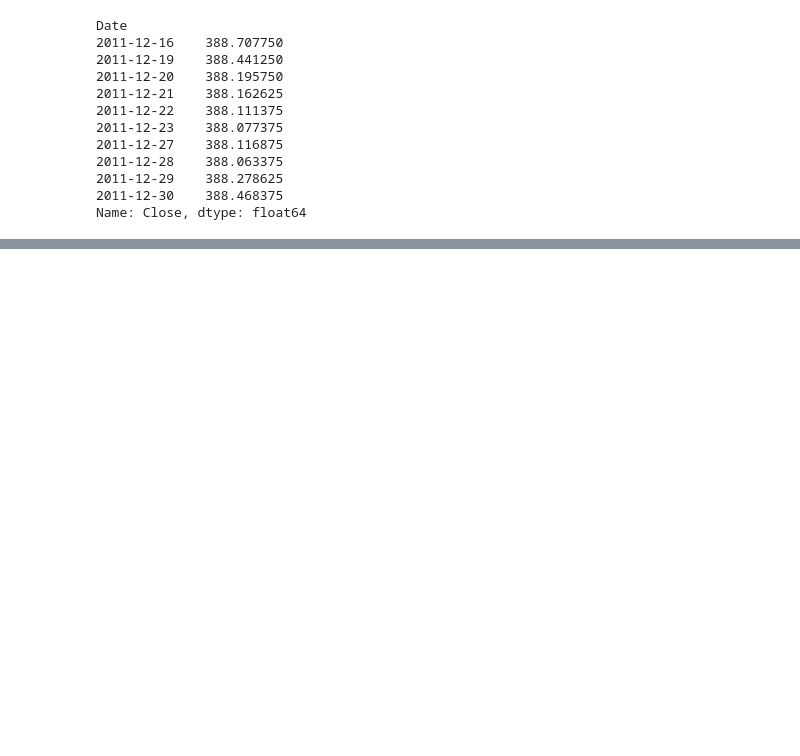
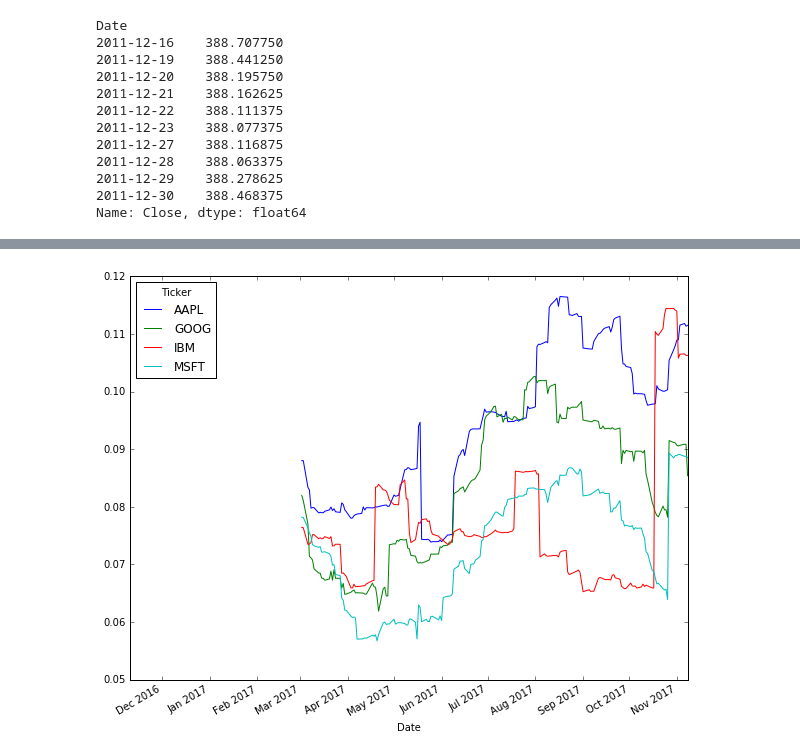
Before and after one commit to CodyHigdem/python_finance_101, a Jupyter notebook: Finance_Data_1.ipynb, the cells around one changed output, grey strips where cells are left out. Cells and saved outputs as stored; diff of their text form; code cells hidden in the pictures; blank space fills up the shorter version.

```diff
--- a/Finance_Data_1.ipynb
+++ b/Finance_Data_1.ipynb
@@ -585,0 +604,11 @@ Name: Close, dtype: float64
+# %%
+#the amount of periods to consider
+min_periods = 75
+
+#calc volatility
+volatility = daily_percent_change.rolling(min_periods).std() * np.sqrt(min_periods)
+# %%
+volatility.plot(figsize=(10,8))
+plt.show()
+# %% [output]
+[figure, added]
```
Also changed, not shown: parts of 19 cells of this notebook.
